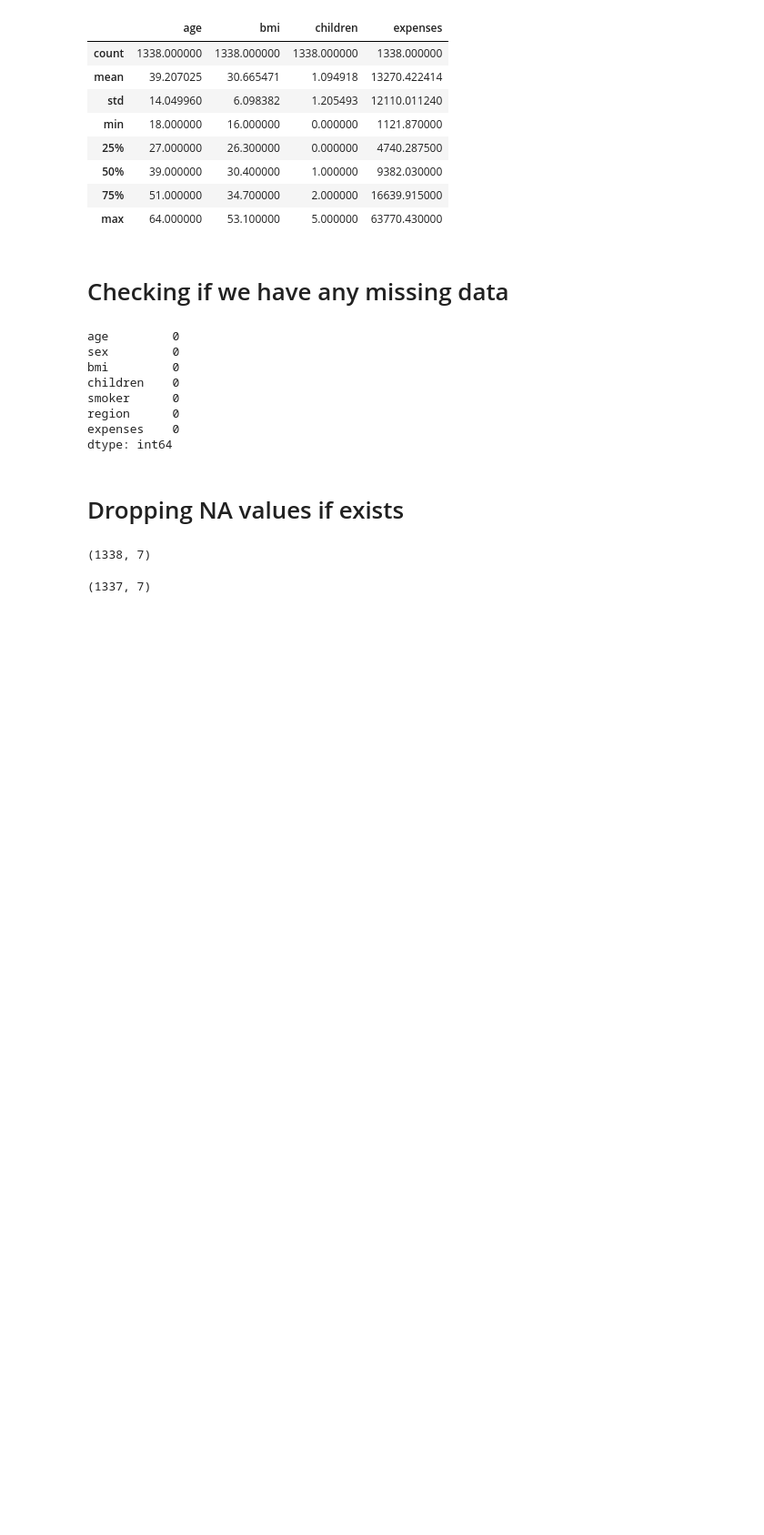
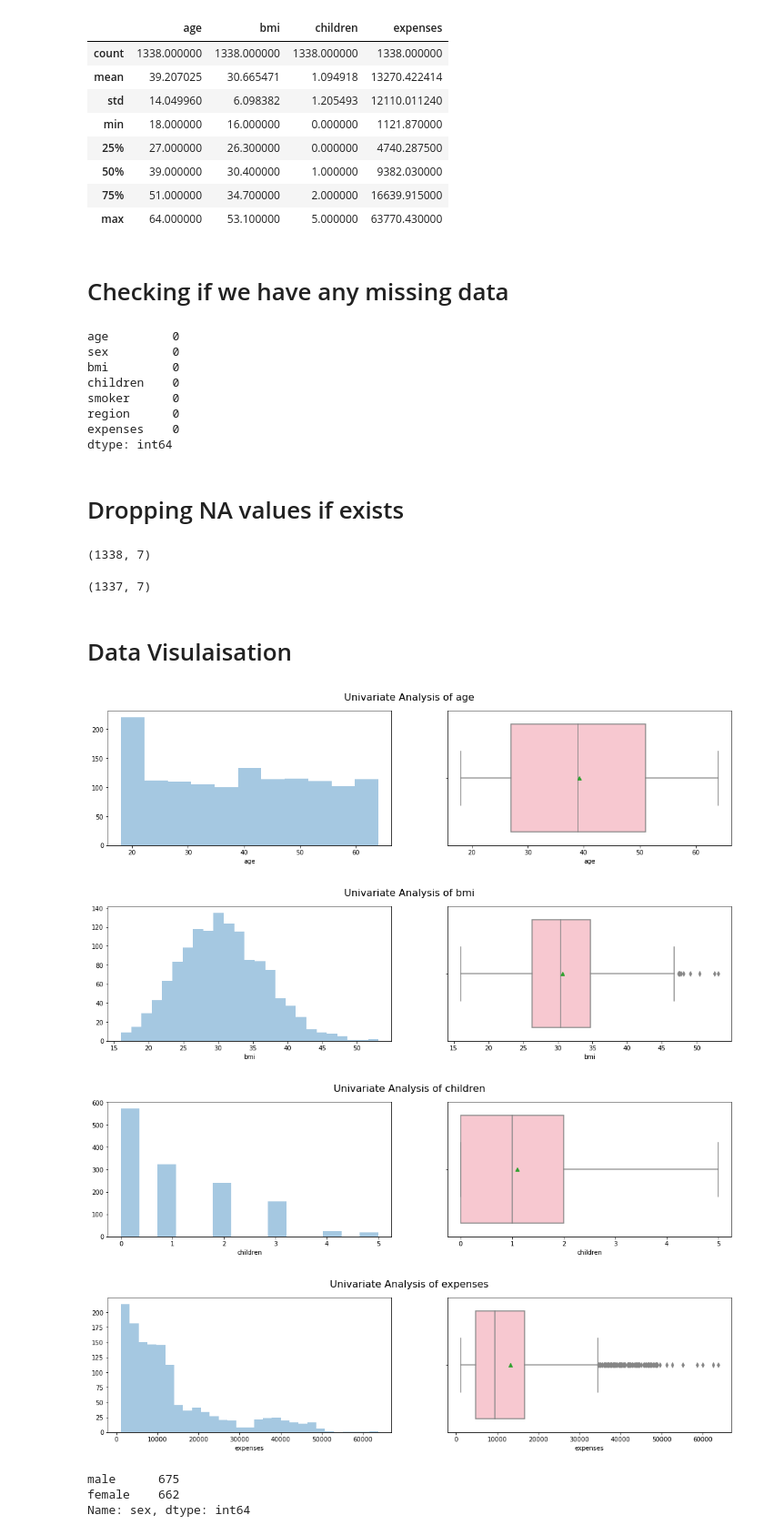
Before and after one commit to Meghana0804/Insurance-Premium, a Jupyter notebook: Insurance Premium NB.ipynb, the cells around one changed output. Shown at 91% size. Cells and saved outputs as stored; diff of their text form; code cells hidden in the pictures; blank space fills up the shorter version.

Commit message:
Data visualization

```diff
--- a/Insurance Premium NB.ipynb
+++ b/Insurance Premium NB.ipynb
@@ -101,3 +101,5 @@ data = data.drop_duplicates()
 data.shape
 # %% [output]
 (1337, 7)
+# %% [markdown]
+# Data Visulaisation
@@ -103,0 +109,18 @@ data.shape
+# %%
+x_axis = ["age", "bmi", "children", "expenses"]
+for x in x_axis:
+    fig, axes = plt.subplots(1, 2, figsize=(18,4))
+    sns.distplot(data[x], ax=axes[0], kde = False)
+    sns.boxplot(data[x], ax=axes[1], orient = "h", showmeans = True, color = "pink")
+    fig.suptitle('Univariate Analysis of ' + x, fontsize=16)
+# %% [output]
+[figure, added]
+[figure, added]
+[figure, added]
+[figure, added]
+# %%
+data['sex'].value_counts()
+# %% [output]
+male      675
+female    662
+Name: sex, dtype: int64
```
Also changed, not shown: parts of 12 cells of this notebook.
